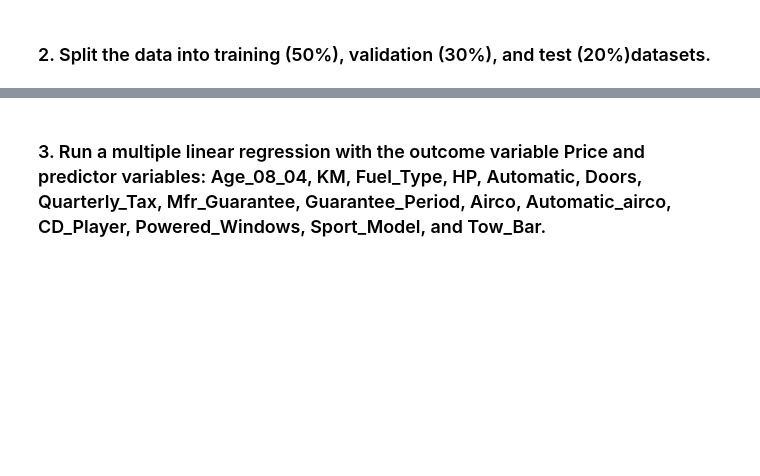
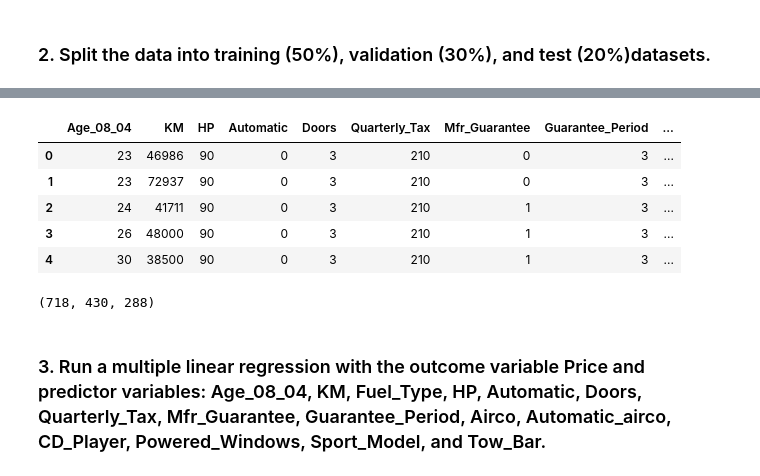
Before and after one commit to beneDesp/GLDM3002, a Jupyter notebook: finalProjectTeam2_MW.ipynb, the cells around one changed output, grey strips where cells are left out. Saved outputs shown, nothing was run; the diff lists cells and outputs as text; code cells hidden in the pictures; blank space fills up the shorter version.

```diff
--- a/finalProjectTeam2_MW.ipynb
+++ b/finalProjectTeam2_MW.ipynb
@@ -9,2 +47,26 @@
+# %%
+#next we convert the column "Fuel_Tyep" to dummy variables to accomodate data building in task 3 and Part II, before splitting the data
+
+corrola_enc = corrola_data.copy()
+corrola_enc = pd.get_dummies(corrola_enc, columns=["Fuel_Type"], dtype = "int", drop_first=True)
+corrola_enc.head()
+# %% [output]
+|  | Age_08_04 | KM | HP | Automatic | Doors | Quarterly_Tax | Mfr_Guarantee | Guarantee_Period | ... |
+| 0 | 23 | 46986 | 90 | 0 | 3 | 210 | 0 | 3 | ... |
+| 1 | 23 | 72937 | 90 | 0 | 3 | 210 | 0 | 3 | ... |
+| 2 | 24 | 41711 | 90 | 0 | 3 | 210 | 1 | 3 | ... |
+| 3 | 26 | 48000 | 90 | 0 | 3 | 210 | 1 | 3 | ... |
+| 4 | 30 | 38500 | 90 | 0 | 3 | 210 | 1 | 3 | ... |
+# %%
+# WIth these data preparation steps complete, we split the data into training (50%), validation (30%), and test (20%) datasets
+from sklearn.model_selection import train_test_split
+
+train_data, temp_data = train_test_split(corolla, test_size=0.5, random_state=1)
+val_data, test_data = train_test_split(temp_data, test_size=0.4, random_state=1)
+
+# Display the sizes of the datasets
+len(train_data), len(val_data), len(test_data)
+# %% [output]
+(718, 430, 288)
 # %% [markdown]
 ### 3.  Run a multiple linear regression with the outcome variable Price and predictor variables: Age_08_04, KM, Fuel_Type, HP, Automatic, Doors, Quarterly_Tax, Mfr_Guarantee, Guarantee_Period, Airco, Automatic_airco, CD_Player, Powered_Windows, Sport_Model, and Tow_Bar.
```
Also changed, not shown: parts of 4 cells of this notebook.
